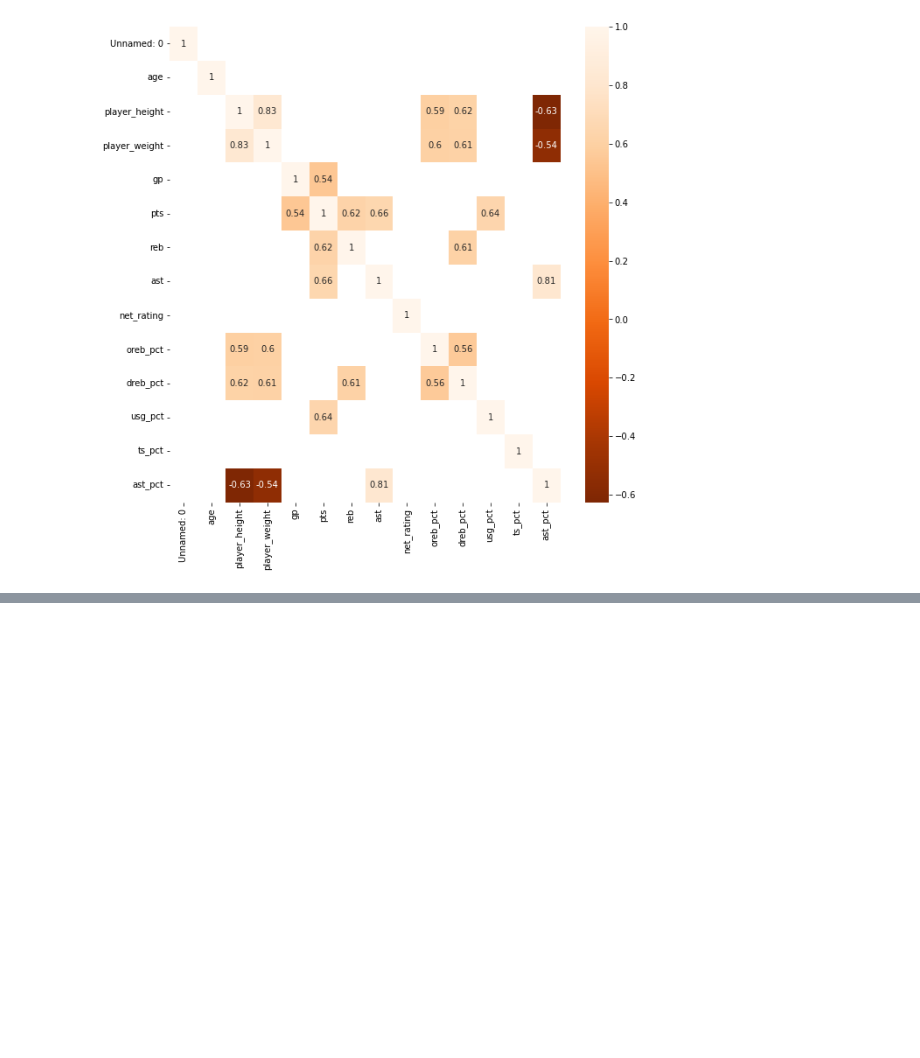
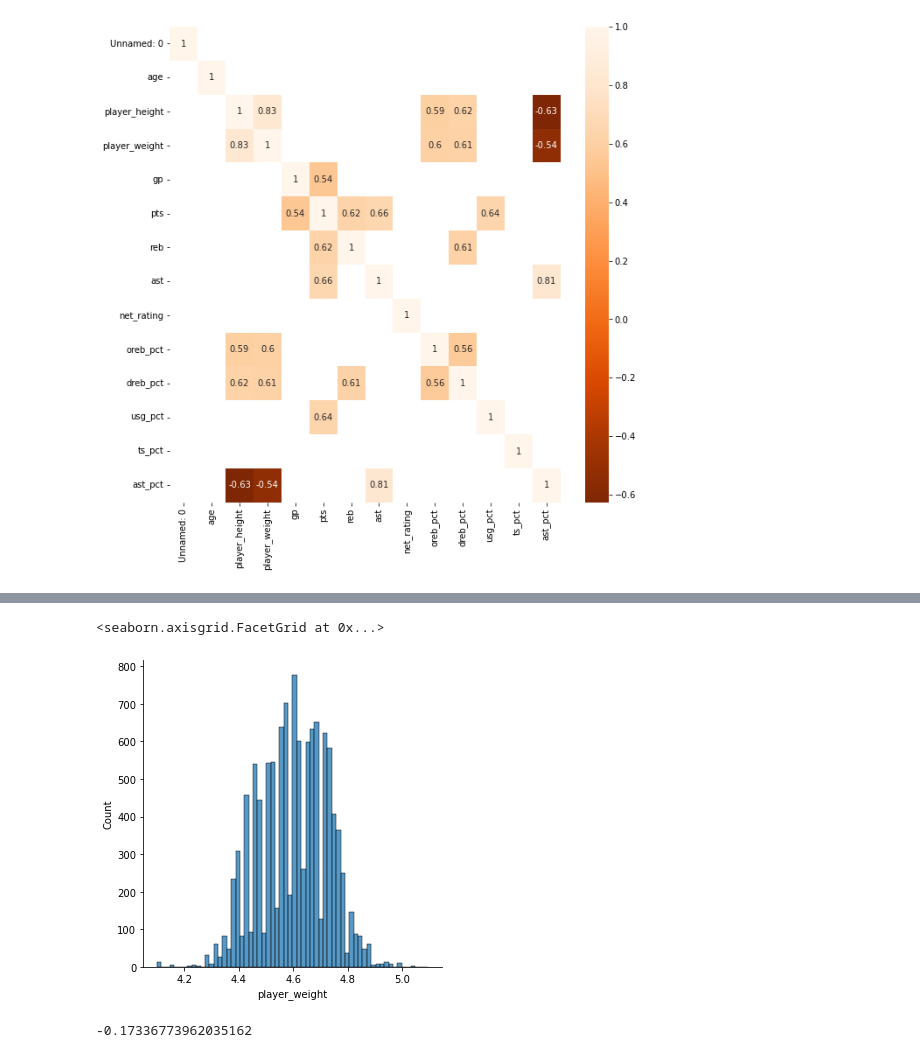
Before and after one commit to aoehiagwina/NBA_EDA, a Jupyter notebook: NBA Exploratory Data Analysis.ipynb, the cells around one changed output, grey strips where cells are left out. Drawn from its saved outputs; the diff is of its cells as text; code cells hidden in the pictures; blank space fills up the shorter version.

```diff
--- a/NBA Exploratory Data Analysis.ipynb
+++ b/NBA Exploratory Data Analysis.ipynb
@@ -104,0 +194,11 @@ sns.heatmap(correlation, annot=True, cmap = plt.cm.Oranges_r)
+# %%
+#Transform data to get a reduce skewness for effective usability
+log_player_weight = np.log(player_weight)
+sns.displot(log_player_weight)
+# %% [output]
+<seaborn.axisgrid.FacetGrid at 0x...>
+[figure, added]
+# %%
+print(log_player_weight.skew())
+# %% [output]
+-0.17336773962035162
```
Also changed, not shown: parts of 8 cells of this notebook.
